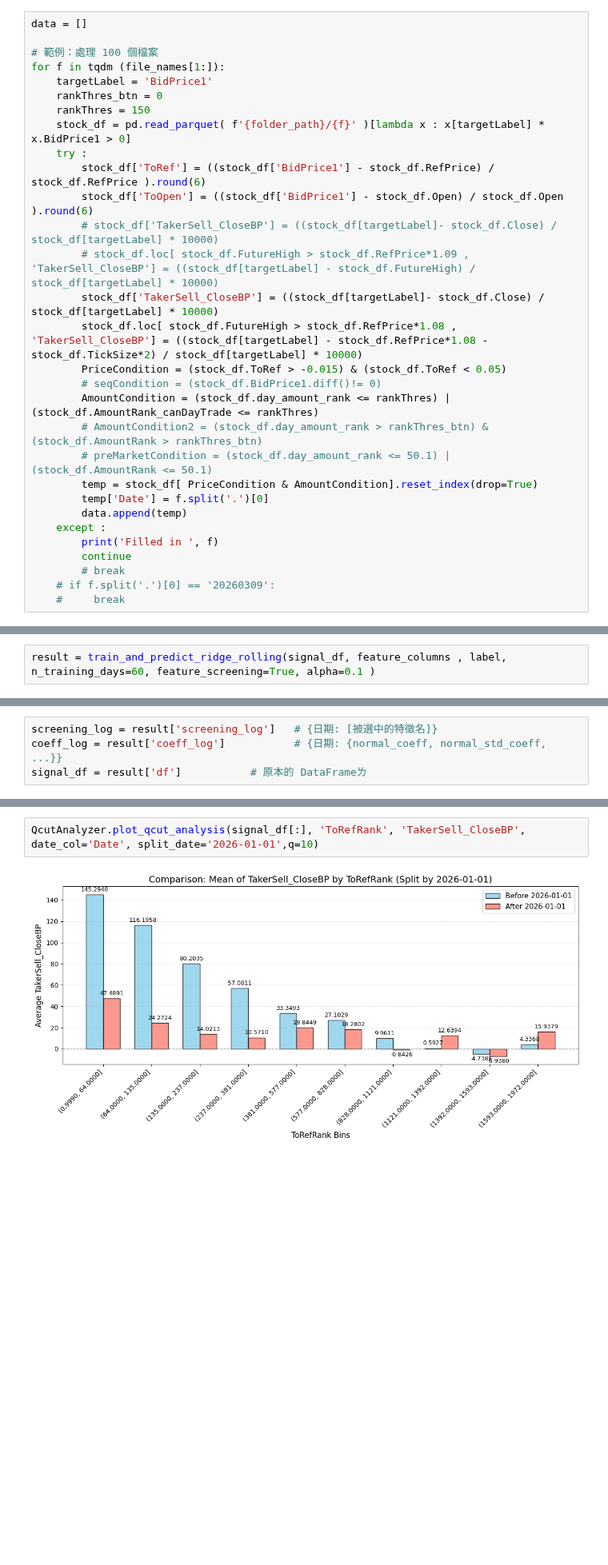
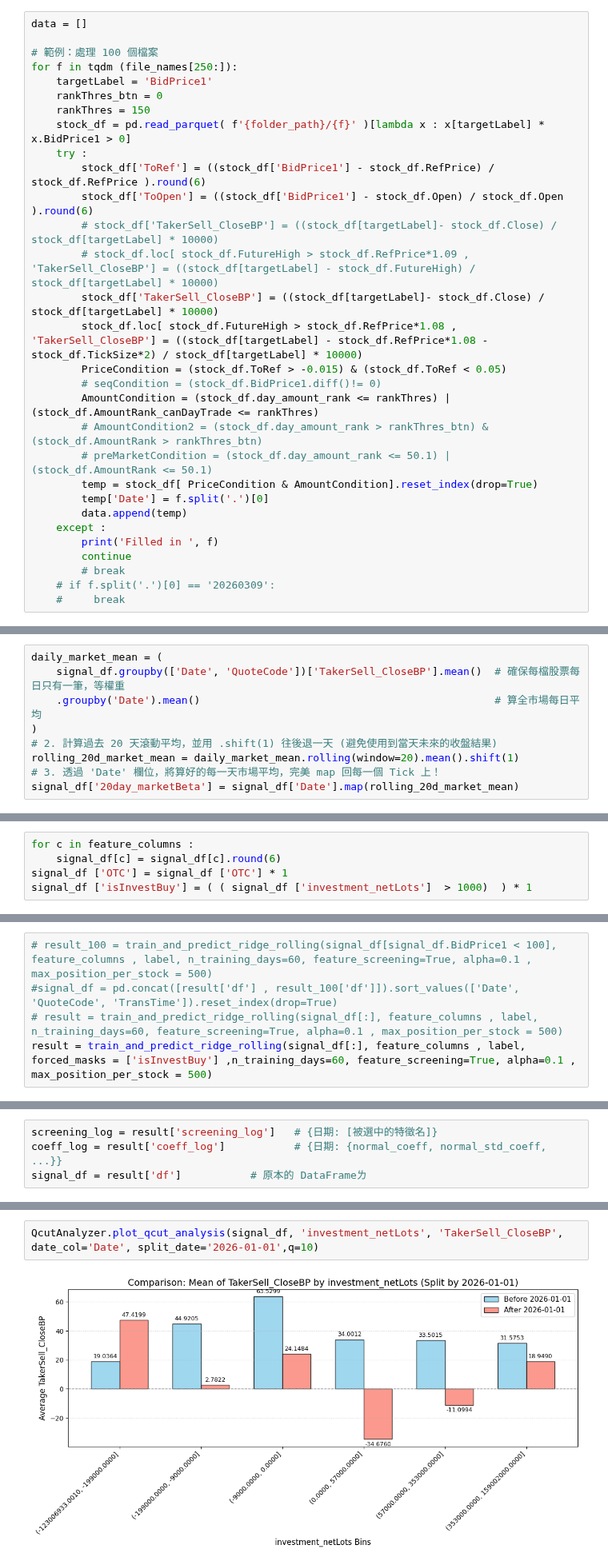
Before and after one commit to knjo/timeSeriesResearch, a Jupyter notebook: negFillResearch_model.ipynb, the cells around one changed output, grey strips where cells are left out. Shown at 80% size. Saved outputs shown, nothing was run; the diff lists cells and outputs as text; blank space fills up the shorter version.

Commit message:
<Feature> modify rolling model to share function

```diff
--- a/negFillResearch_model.ipynb
+++ b/negFillResearch_model.ipynb
@@ -52,7 +51,7 @@ print(file_names[-5:])
 data = []
 
 # 範例：處理 100 個檔案
-for f in tqdm (file_names[1:]):
+for f in tqdm (file_names[250:]):
     targetLabel = 'BidPrice1'
     rankThres_btn = 0
     rankThres = 150
@@ -122,3 +109,12 @@ Name: TakerSell_CloseBP, dtype: float64
+# %%
+daily_market_mean = (
+    signal_df.groupby(['Date', 'QuoteCode'])['TakerSell_CloseBP'].mean()  # 確保每檔股票每日只有一筆，等權重
+    .groupby('Date').mean()                                               # 算全市場每日平均
+)
+# 2. 計算過去 20 天滾動平均，並用 .shift(1) 往後退一天 (避免使用到當天未來的收盤結果)
+rolling_20d_market_mean = daily_market_mean.rolling(window=20).mean().shift(1)
+# 3. 透過 'Date' 欄位，將算好的每一天市場平均，完美 map 回每一個 Tick 上！
+signal_df['20day_marketBeta'] = signal_df['Date'].map(rolling_20d_market_mean)
 # %%
 import pandas as pd
 import json
@@ -157,3 +153,8 @@ feature = based_columns + feature_columns + cross_columns + day_columns
 label = 'TakerSell_CloseBP_net'
 
 feature_columns = ['ToLow', 'ToHigh', 'Low_High', 'ToRef', 'ToOpen', 'B1_A1B1', 'RemainSeconds']
+# %%
+for c in feature_columns :
+    signal_df[c] = signal_df[c].round(6)
+signal_df ['OTC'] = signal_df ['OTC'] * 1
+signal_df ['isInvestBuy'] = ( ( signal_df ['investment_netLots']  > 1000)  ) * 1
@@ -160,5 +163,8 @@ feature_columns = ['ToLow', 'ToHigh', 'Low_High', 'ToRef', 'ToOpen', 'B1_A1B1',
 # %%
-result = train_and_predict_ridge_rolling(signal_df, feature_columns , label, n_training_days=60, feature_screening=True, alpha=0.1 )
+# result_100 = train_and_predict_ridge_rolling(signal_df[signal_df.BidPrice1 < 100], feature_columns , label, n_training_days=60, feature_screening=True, alpha=0.1 , max_position_per_stock = 500)
+#signal_df = pd.concat([result['df'] , result_100['df']]).sort_values(['Date', 'QuoteCode', 'TransTime']).reset_index(drop=True)
+# result = train_and_predict_ridge_rolling(signal_df[:], feature_columns , label, n_training_days=60, feature_screening=True, alpha=0.1 , max_position_per_stock = 500)
+result = train_and_predict_ridge_rolling(signal_df[:], feature_columns , label, forced_masks = ['isInvestBuy'] ,n_training_days=60, feature_screening=True, alpha=0.1 , max_position_per_stock = 500)
 # %% [output]
 🔍 目前預測目標: TakerSell_CloseBP_net | Rolling Training 視窗: 60 天
 🔄 為了 O(1) NumPy 加速，強制將資料依照 Date, QuoteCode, TransTime 進行排序...
@@ -275,7 +326,7 @@ signal_df.head()
 # %%
-QcutAnalyzer.plot_qcut_analysis(signal_df[:], 'ToRefRank', 'TakerSell_CloseBP', date_col='Date', split_date='2026-01-01',q=10)
+QcutAnalyzer.plot_qcut_analysis(signal_df, 'investment_netLots', 'TakerSell_CloseBP', date_col='Date', split_date='2026-01-01',q=10)
 # %% [output]
-[figure, old version]
+[figure, new version]
 # %%
 condition = pd.Series( [True for i in range(len(signal_df))] )
 # condition =   (signal_df.ToOpen <0)# (signal_df.Position<200) #(signal_df.big_sell_ToCloseBP > 20 ) & (signal_df.InOut < 0 ) & (signal_df.FillLots > signal_df.big_sell_lots)
```
Also changed, not shown: parts of 39 cells of this notebook, 4 other files.
